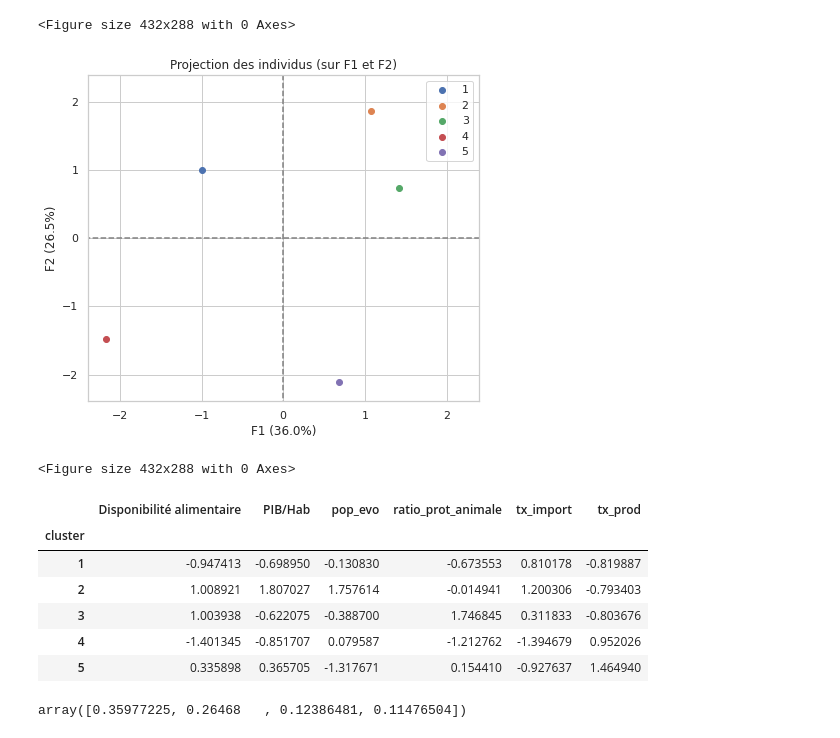
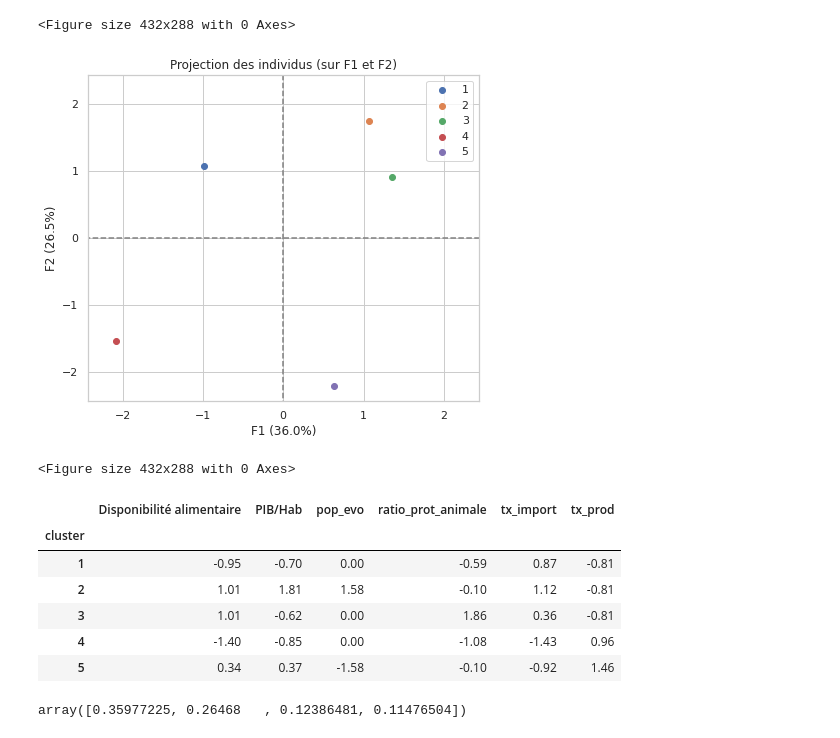
Before and after one commit to Randasabag/Etude-de-march-de-la-poule-qui-chante-avec-Python, a Jupyter notebook: projet9V1.ipynb, the cells around one changed output. Drawn from its saved outputs; the diff is of its cells as text; code cells hidden in the pictures.

```diff
--- a/projet9V1.ipynb
+++ b/projet9V1.ipynb
@@ -1468,8 +1468,8 @@ cluster5.head()
 | 10 | Autriche | 18.20 | 54173.0 | 0.06 | 0.60 | 0.64 | 0.86 | 5 |
 # %%
 #Première comparaison des moyennes pour sélectionner les clusters intéressants
-df_fin_mean=pays_clustered.groupby('cluster').mean()
-df_fin_mean.head()
+df_finalise_mean=pays_clustered.groupby('cluster').mean().round (decimals = 1)
+df_finalise_mean.head()
 # %% [output]
 |  | Disponibilité alimentaire | PIB/Hab | pop_evo | ratio_prot_animale | tx_import | tx_prod |
 | cluster |  |  |  |  |  |  |
@@ -1618,31 +1638,31 @@ plt.show()
 <Figure size 432x288 with 0 Axes>
 # %%
 #Centroides
-X2 = df_fin_mean.values
+X2 = df_finalise_mean.values
 std_scale = preprocessing.StandardScaler().fit(X2)
 X2_scaled = std_scale.transform(X2)
 
 # Projection des centroïdes des clusters sur les deux composantes
 X2_projected = pca.transform(X2_scaled)
-display_factorial_planes(X2_projected, n_comp, pca, [(0,1)], illustrative_var=df_fin_mean.index)
+display_factorial_planes(X2_projected, n_comp, pca, [(0,1)], illustrative_var=df_finalise_mean.index)
 plt.savefig("centroid.png")
 plt.show()
 # %% [output]
-[figure, old version]
+[figure, new version]
 <Figure size 432x288 with 0 Axes>
 # %%
 # Position des centroïdes
-coor_centroids = pd.DataFrame(X2_scaled, columns=df_fin_mean.columns, index=df_fin_mean.index)
+coor_centroids = pd.DataFrame(X2_scaled, columns=df_finalise_mean.columns, index=df_finalise_mean.index).round (decimals = 2)
 coor_centroids.to_csv('P5_04_coordonneescentroides.csv')
 coor_centroids
 # %% [output]
 |  | Disponibilité alimentaire | PIB/Hab | pop_evo | ratio_prot_animale | tx_import | tx_prod |
 | cluster |  |  |  |  |  |  |
-| 1 | -0.947413 | -0.698950 | -0.130830 | -0.673553 | 0.810178 | -0.819887 |
-| 2 | 1.008921 | 1.807027 | 1.757614 | -0.014941 | 1.200306 | -0.793403 |
-| 3 | 1.003938 | -0.622075 | -0.388700 | 1.746845 | 0.311833 | -0.803676 |
-| 4 | -1.401345 | -0.851707 | 0.079587 | -1.212762 | -1.394679 | 0.952026 |
-| 5 | 0.335898 | 0.365705 | -1.317671 | 0.154410 | -0.927637 | 1.464940 |
+| 1 | -0.95 | -0.70 | 0.00 | -0.59 | 0.87 | -0.81 |
+| 2 | 1.01 | 1.81 | 1.58 | -0.10 | 1.12 | -0.81 |
+| 3 | 1.01 | -0.62 | 0.00 | 1.86 | 0.36 | -0.81 |
+| 4 | -1.40 | -0.85 | 0.00 | -1.08 | -1.43 | 0.96 |
+| 5 | 0.34 | 0.37 | -1.58 | -0.10 | -0.92 | 1.46 |
 # %%
 #Variance of the data explained by each of the 4 principal components,
 #starting with PC1, the principal component that explains most of the variance.
```
Also changed, not shown: parts of 54 cells of this notebook.
